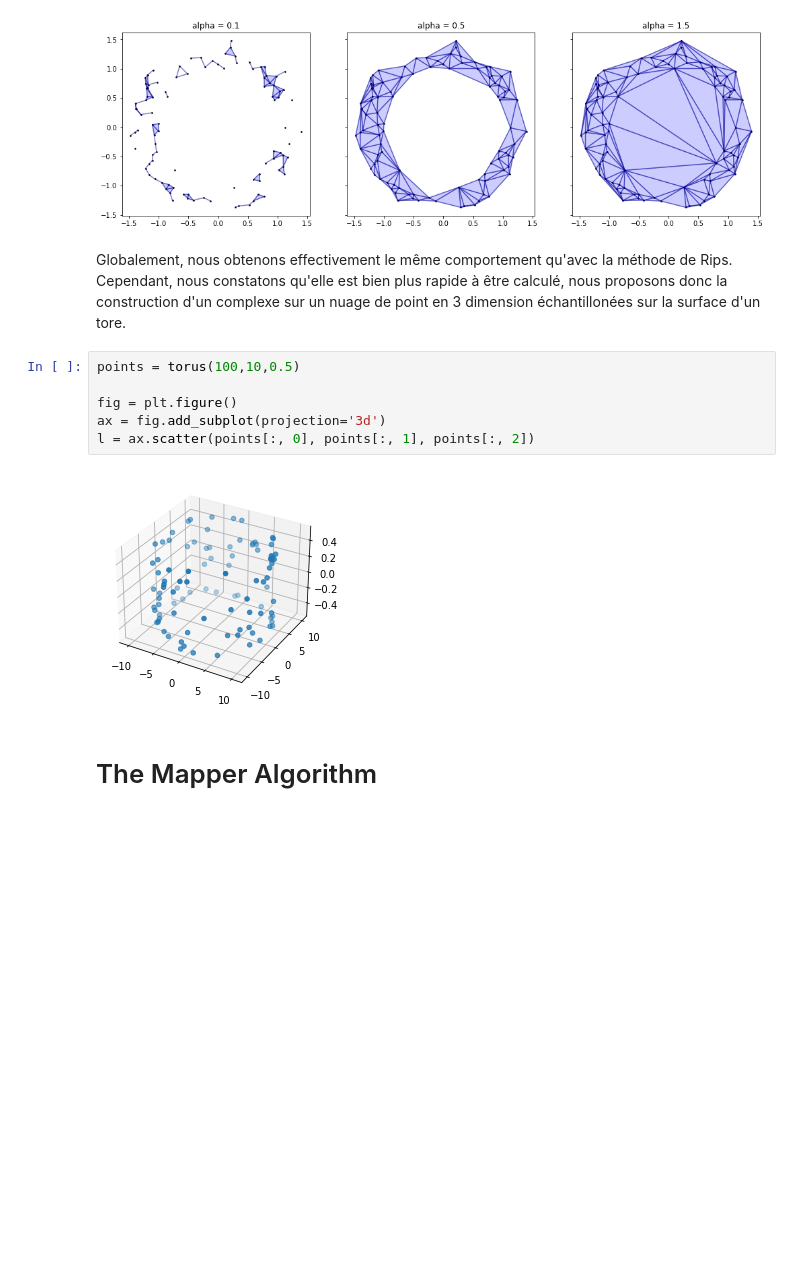
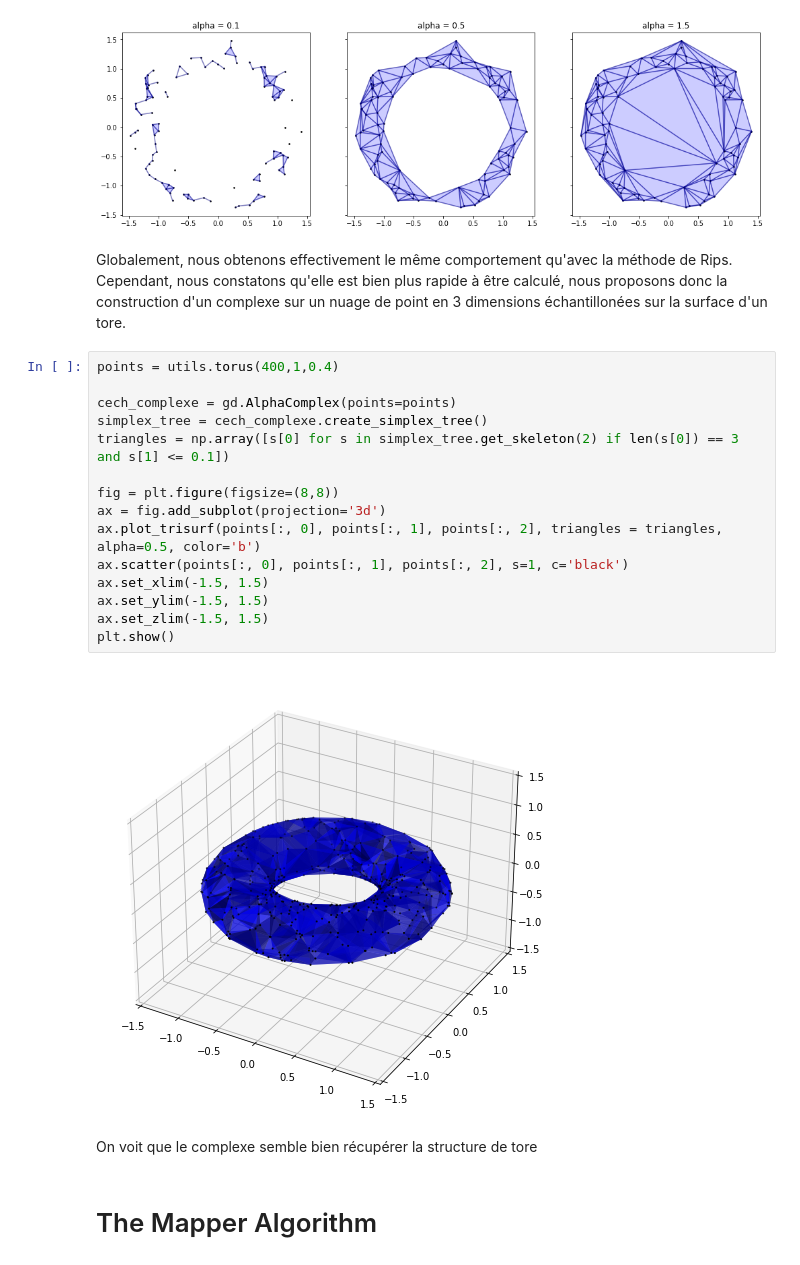
Before and after one commit to florandefossez/TDA_project, a Jupyter notebook: report.ipynb, the cells around one changed output. Saved outputs shown, nothing was run; the diff lists cells and outputs as text; blank space fills up the shorter version.

```diff
--- a/report.ipynb
+++ b/report.ipynb
@@ -72,15 +76,26 @@ plt.show()
 # %% [output]
 [figure]
 # %% [markdown]
-Globalement, nous obtenons effectivement le même comportement qu'avec la méthode de Rips. Cependant, nous constatons qu'elle est bien plus rapide à être calculé, nous proposons donc la construction d'un complexe sur un nuage de point en 3 dimension échantillonées sur la surface d'un tore.
+Globalement, nous obtenons effectivement le même comportement qu'avec la méthode de Rips. Cependant, nous constatons qu'elle est bien plus rapide à être calculé, nous proposons donc la construction d'un complexe sur un nuage de point en 3 dimensions échantillonées sur la surface d'un tore.
-# %%
-points = torus(100,10,0.5)
-
-fig = plt.figure()
-ax = fig.add_subplot(projection='3d')
-l = ax.scatter(points[:, 0], points[:, 1], points[:, 2])
-# %% [output]
-[figure, removed]
+# %%
+points = utils.torus(400,1,0.4)
+
+cech_complexe = gd.AlphaComplex(points=points)
+simplex_tree = cech_complexe.create_simplex_tree()
+triangles = np.array([s[0] for s in simplex_tree.get_skeleton(2) if len(s[0]) == 3 and s[1] <= 0.1])
+
+fig = plt.figure(figsize=(8,8))
+ax = fig.add_subplot(projection='3d')
+ax.plot_trisurf(points[:, 0], points[:, 1], points[:, 2], triangles = triangles, alpha=0.5, color='b')
+ax.scatter(points[:, 0], points[:, 1], points[:, 2], s=1, c='black')
+ax.set_xlim(-1.5, 1.5)
+ax.set_ylim(-1.5, 1.5)
+ax.set_zlim(-1.5, 1.5)
+plt.show()
+# %% [output]
+[figure, added]
+# %% [markdown]
+On voit que le complexe semble bien récupérer la structure de tore
 # %% [markdown]
 # The Mapper Algorithm
 # %% [markdown]
```
Also changed, not shown: parts of 3 cells of this notebook.
